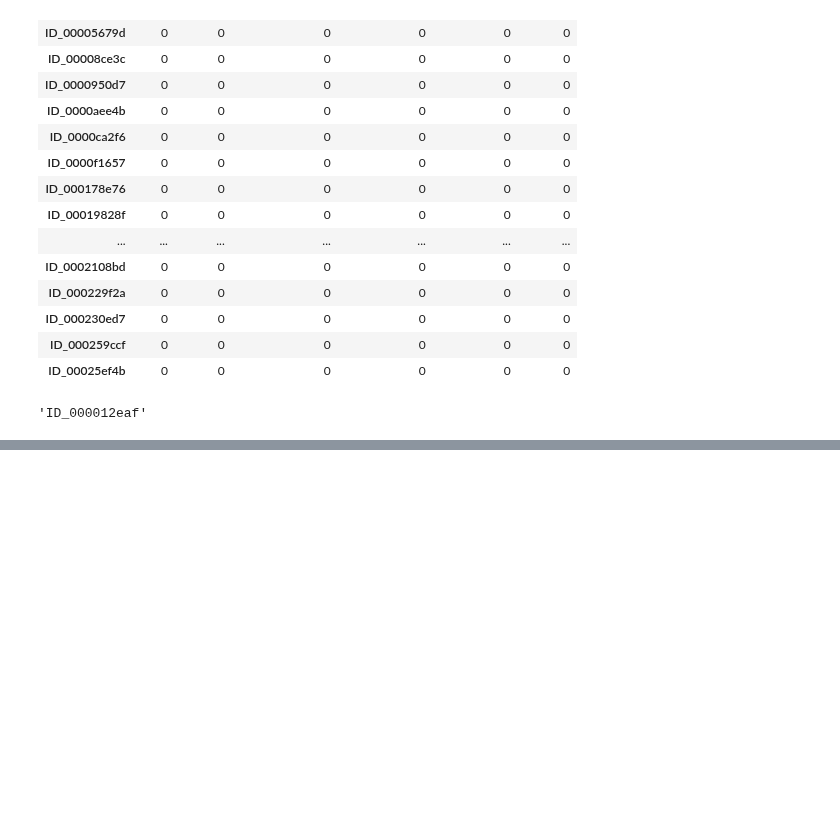
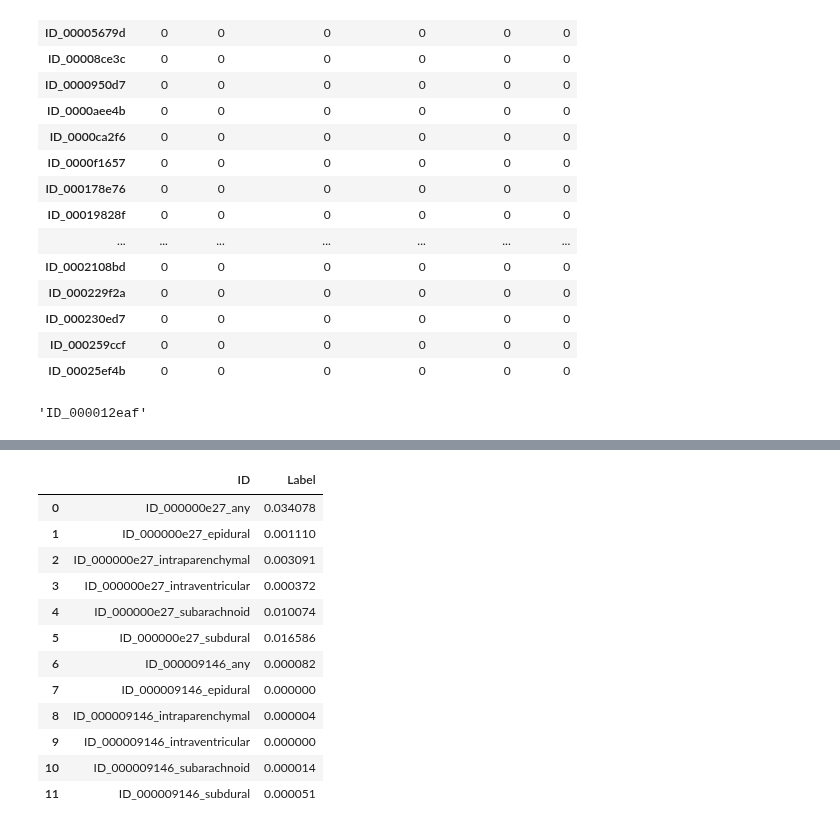
Before and after one commit to Leolewis5/Machine_Learning, a Jupyter notebook: Kaggle/RSNA Intracranial Hemorrhage Detection/RSNA Intracranial Hemorrhage Detection.ipynb, the cells around one changed output, grey strips where cells are left out. Cells and saved outputs as stored; diff of their text form; code cells hidden in the pictures; blank space fills up the shorter version.

```diff
--- a/Kaggle/RSNA Intracranial Hemorrhage Detection/RSNA Intracranial Hemorrhage Detection.ipynb
+++ b/Kaggle/RSNA Intracranial Hemorrhage Detection/RSNA Intracranial Hemorrhage Detection.ipynb
@@ -187,7 +181,7 @@ train_df.head(20)
 'ID_000012eaf'
 # %%
 class Datagen(Sequence):
-    def __init__(self, train_dir = train_img_dir, label_df = train_df, augmentation = None,
+    def __init__(self, train_dir = train_img_dir, label_df = None, augmentation = None,
                  batch_size = batch_size, shuffle = True, image_size = image_size, preprocess = None, subset = 'train'):
         self.train_dir = train_dir
         self.label_df = label_df
@@ -239,10 +233,11 @@ class Datagen(Sequence):
 
             if self.subset == 'train':
                 label = self.label_df.loc[data].values
+                labels[i,] = label
 
             if self.preprocess!=None: im = self.preprocess(im)
             images[i,] = im
-            labels[i,] = label
+
 
         return np.uint8(images), labels
 # %%
@@ -287,10 +282,14 @@ print_test_data(Datagen,12,augmentation = AUGMENTATIONS_TRAIN ,shuffle= False)
 from efficientnet import EfficientNetB3
 
 def EfficientModel(input_shape=(*image_size, 3)):
+
     K.clear_session()
+    tf.reset_default_graph()
+
     base = EfficientNetB3(weights='imagenet', include_top=False, input_shape=input_shape, pooling = 'avg')
     input_L = base.input
-    output_L = Dense(6, activation = 'sigmoid')(base.output)
+    x = Dense(100, activation = 'relu')(base.output)
+    output_L = Dense(6, activation = 'sigmoid')(x)
 
     model = Model(input_L, output_L)
     model.name = 'UEfficientNet'
@@ -445,12 +461,38 @@ plt.xlabel('epoch')
 plt.legend(['train','Validation'], loc='upper left')
 plt.title('model loss')
 #gc.collect()
+# %%
+def predictions(test_df, model):
+    test_preds_ori = model.predict_generator(Datagen(test_img_dir, test_df, None, shuffle=False, subset = 'test'), verbose = 2)
+    test_preds_hf = model.predict_generator(Datagen(test_img_dir, test_df, HorizontalFlip(p=1), shuffle=False, subset = 'test'), verbose = 2)
+    test_preds_vf = model.predict_generator(Datagen(test_img_dir, test_df, VerticalFlip(p=1), shuffle=False, subset = 'test'), verbose = 2)
+    test_preds = (test_preds_ori + test_preds_hf + test_preds_vf)/3
+    return test_preds_ori
+# %%
+submission_predictions = []
+for i in range(1):
+    #model = load_model('./Efficient_model_fold_{}.h5'.format(i),custom_objects={'weighted_log_loss': weighted_log_loss})
+    pred = predictions(test_df,model)
+    submission_predictions.append(pred)
 # %%
-test_df.iloc[:, :] = np.average(submission_predictions, axis = 0, weights = [2**i for i in range(len(submission_predictions))])
+#test_df.iloc[:, :] = np.average(submission_predictions, axis = 0, weights = [2**i for i in range(len(submission_predictions))])
+test_df.iloc[:, :] = submission_predictions[0]
 test_df = test_df.stack().reset_index()
 test_df.insert(loc = 0, column = 'ID', value = test_df['Image'].astype(str) + "_" + test_df['Diagnosis'])
 test_df = test_df.drop(["Image", "Diagnosis"], axis=1)
 test_df.to_csv('submission.csv', index = False)
-print(test_df.head(12))
-from IPython.display import FileLink, FileLinks
-FileLink('submission.csv')
+test_df.head(12)
+# %% [output]
+|  | ID | Label |
+| 0 | ID_000000e27_any | 0.034078 |
+| 1 | ID_000000e27_epidural | 0.001110 |
+| 2 | ID_000000e27_intraparenchymal | 0.003091 |
+| 3 | ID_000000e27_intraventricular | 0.000372 |
+| 4 | ID_000000e27_subarachnoid | 0.010074 |
+| 5 | ID_000000e27_subdural | 0.016586 |
+| 6 | ID_000009146_any | 0.000082 |
+| 7 | ID_000009146_epidural | 0.000000 |
+| 8 | ID_000009146_intraparenchymal | 0.000004 |
+| 9 | ID_000009146_intraventricular | 0.000000 |
+| 10 | ID_000009146_subarachnoid | 0.000014 |
+| 11 | ID_000009146_subdural | 0.000051 |
```
Also changed, not shown: parts of 9 cells of this notebook.
